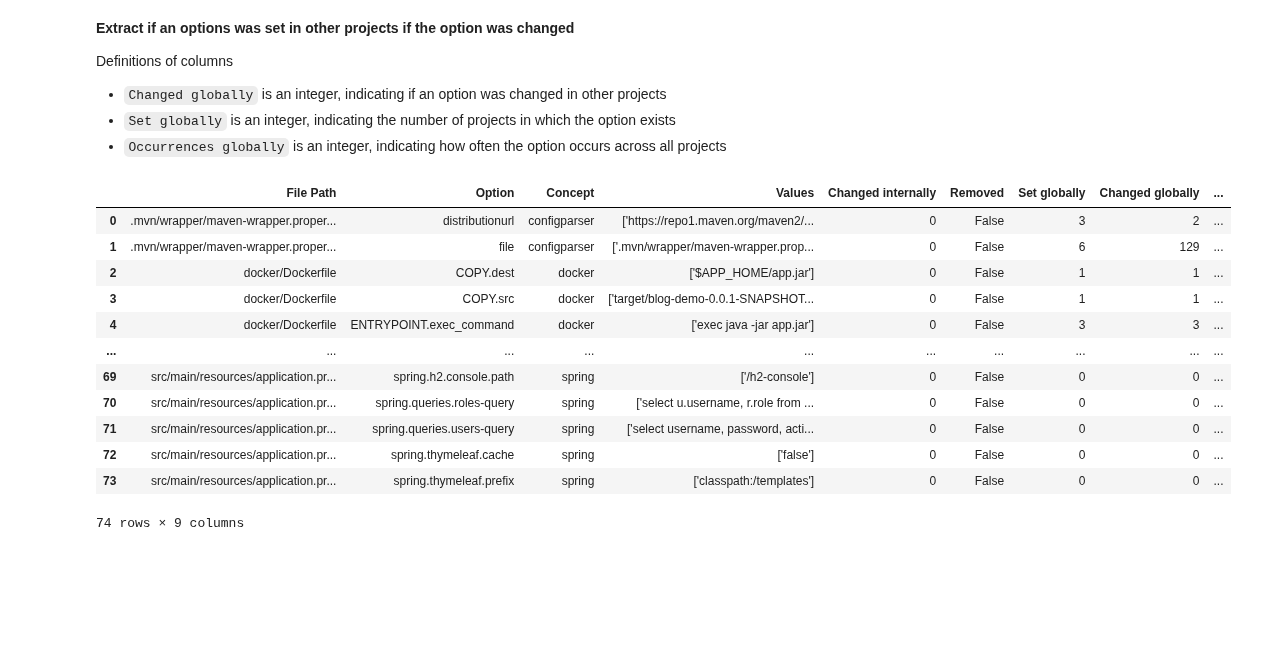
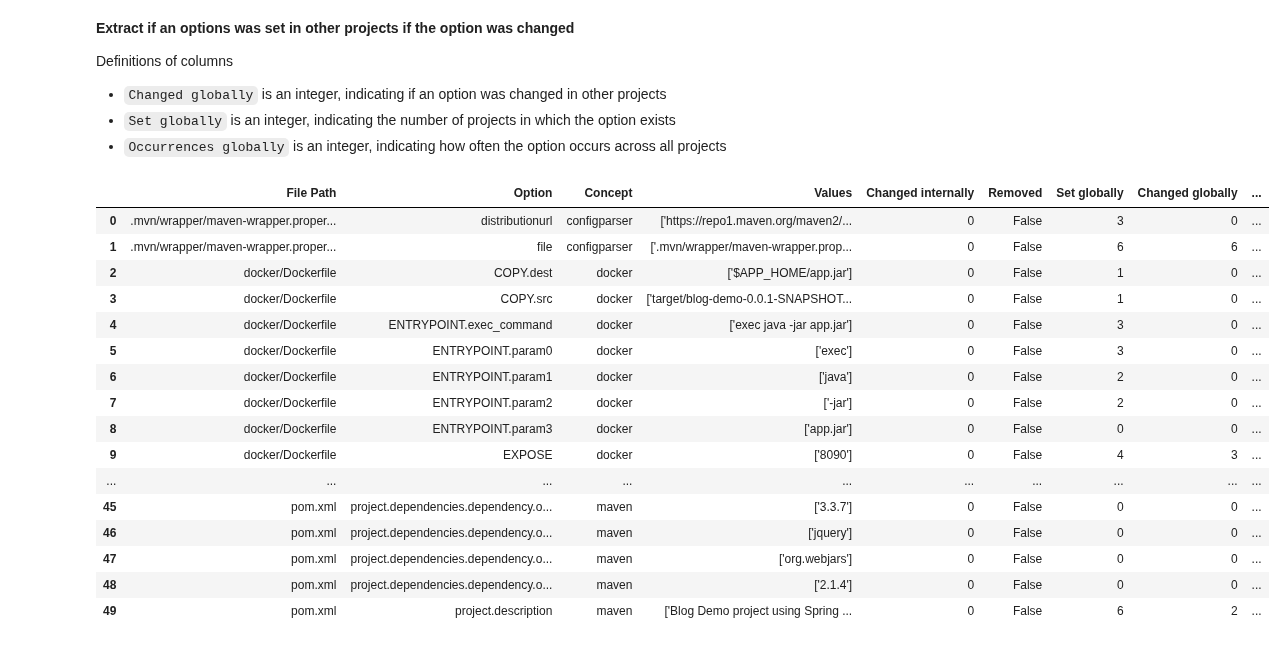
Before and after one commit to simisimon/config-space, a Jupyter notebook: src/analyze_commit_history.ipynb, the cells around one changed output. Saved outputs shown, nothing was run; the diff lists cells and outputs as text; code cells hidden in the pictures; blank space fills up the shorter version.

Commit message:
Try to fix global stats

```diff
--- a/src/analyze_commit_history.ipynb
+++ b/src/analyze_commit_history.ipynb
@@ -347,56 +347,57 @@ repository_dataframes = {file: pd.read_csv(os.path.join(data_dir, file)) for fil
 # Function to analyze options in a target file against all other files
 def analyze_options_in_target(target_df, other_dfs):
     # Initialize columns
     target_df['Set globally'] = 0
     target_df['Changed globally'] = 0
     target_df['Occurrences globally'] = 0
 
 
     for index, row in target_df.iterrows():
         option = row['Option']
-        values = set()  # To track unique values for "Changed globally"
 
         for other_df in other_dfs:
-            # Count occurrences of the option in the other DataFrame
-            option_count = other_df['Option'].value_counts().get(option, 0)
-
-            # Increment "Set globally" (if the option exists)
-            if option_count > 0:
+            # Check if the option exists in the other DataFrame
+            if option in other_df['Option'].values:
+                # Increment "Set in other projects"
                 target_df.loc[index, 'Set globally'] += 1
 
-            # Increment "Occurrences globally" by the count in this DataFrame
-            target_df.loc[index, 'Occurrences globally'] += option_count
+                # Increment "Total occurrences" by the count in this DataFrame
+                option_count = other_df['Option'].value_counts().get(option, 0)
+                target_df.loc[index, 'Occurrences globally'] += option_count
 
-            # Collect unique values for "Changed globally"
-            values.update(other_df.loc[other_df['Option'] == option, 'Values'].explode())
-
-        # Set the count of unique values for "Changed globally"
-        target_df.loc[index, 'Changed globally'] = len(values)
+                # Check if the option has more than one unique value in this DataFrame
+                option_values = other_df.loc[other_df['Option'] == option, 'Values'].explode()
+                if len(set(option_values)) > 1:  # More than one unique value
+                    target_df.loc[index, 'Changed globally'] += 1
 
     return target_df
 
 # Pick one target file to analyze (adjust file name as needed)
 target_file_name = 'spring-boot-blog_options.csv'
 target_df = repository_dataframes[target_file_name]
 
 # Use all other files as comparison
 other_dfs = [df for name, df in repository_dataframes.items() if name != target_file_name]
 
 # Perform the analysis
 updated_target_df = analyze_options_in_target(target_df.copy(), other_dfs)
 
-updated_target_df
+updated_target_df.head(50)
 # %% [output]
 |  | File Path | Option | Concept | Values | Changed internally | Removed | Set globally | Changed globally | ... |
-| 0 | .mvn/wrapper/maven-wrapper.proper... | distributionurl | configparser | ['https://repo1.maven.org/maven2/... | 0 | False | 3 | 2 | ... |
-| 1 | .mvn/wrapper/maven-wrapper.proper... | file | configparser | ['.mvn/wrapper/maven-wrapper.prop... | 0 | False | 6 | 129 | ... |
-| 2 | docker/Dockerfile | COPY.dest | docker | ['$APP_HOME/app.jar'] | 0 | False | 1 | 1 | ... |
-| 3 | docker/Dockerfile | COPY.src | docker | ['target/blog-demo-0.0.1-SNAPSHOT... | 0 | False | 1 | 1 | ... |
-| 4 | docker/Dockerfile | ENTRYPOINT.exec_command | docker | ['exec java -jar app.jar'] | 0 | False | 3 | 3 | ... |
+| 0 | .mvn/wrapper/maven-wrapper.proper... | distributionurl | configparser | ['https://repo1.maven.org/maven2/... | 0 | False | 3 | 0 | ... |
+| 1 | .mvn/wrapper/maven-wrapper.proper... | file | configparser | ['.mvn/wrapper/maven-wrapper.prop... | 0 | False | 6 | 6 | ... |
+| 2 | docker/Dockerfile | COPY.dest | docker | ['$APP_HOME/app.jar'] | 0 | False | 1 | 0 | ... |
+| 3 | docker/Dockerfile | COPY.src | docker | ['target/blog-demo-0.0.1-SNAPSHOT... | 0 | False | 1 | 0 | ... |
+| 4 | docker/Dockerfile | ENTRYPOINT.exec_command | docker | ['exec java -jar app.jar'] | 0 | False | 3 | 0 | ... |
+| 5 | docker/Dockerfile | ENTRYPOINT.param0 | docker | ['exec'] | 0 | False | 3 | 0 | ... |
+| 6 | docker/Dockerfile | ENTRYPOINT.param1 | docker | ['java'] | 0 | False | 2 | 0 | ... |
+| 7 | docker/Dockerfile | ENTRYPOINT.param2 | docker | ['-jar'] | 0 | False | 2 | 0 | ... |
+| 8 | docker/Dockerfile | ENTRYPOINT.param3 | docker | ['app.jar'] | 0 | False | 0 | 0 | ... |
+| 9 | docker/Dockerfile | EXPOSE | docker | ['8090'] | 0 | False | 4 | 3 | ... |
 | ... | ... | ... | ... | ... | ... | ... | ... | ... | ... |
-| 69 | src/main/resources/application.pr... | spring.h2.console.path | spring | ['/h2-console'] | 0 | False | 0 | 0 | ... |
-| 70 | src/main/resources/application.pr... | spring.queries.roles-query | spring | ['select u.username, r.role from ... | 0 | False | 0 | 0 | ... |
-| 71 | src/main/resources/application.pr... | spring.queries.users-query | spring | ['select username, password, acti... | 0 | False | 0 | 0 | ... |
-| 72 | src/main/resources/application.pr... | spring.thymeleaf.cache | spring | ['false'] | 0 | False | 0 | 0 | ... |
-| 73 | src/main/resources/application.pr... | spring.thymeleaf.prefix | spring | ['classpath:/templates'] | 0 | False | 0 | 0 | ... |
+| 45 | pom.xml | project.dependencies.dependency.o... | maven | ['3.3.7'] | 0 | False | 0 | 0 | ... |
+| 46 | pom.xml | project.dependencies.dependency.o... | maven | ['jquery'] | 0 | False | 0 | 0 | ... |
+| 47 | pom.xml | project.dependencies.dependency.o... | maven | ['org.webjars'] | 0 | False | 0 | 0 | ... |
+| 48 | pom.xml | project.dependencies.dependency.o... | maven | ['2.1.4'] | 0 | False | 0 | 0 | ... |
+| 49 | pom.xml | project.description | maven | ['Blog Demo project using Spring ... | 0 | False | 6 | 2 | ... |
-74 rows × 9 columns
```
